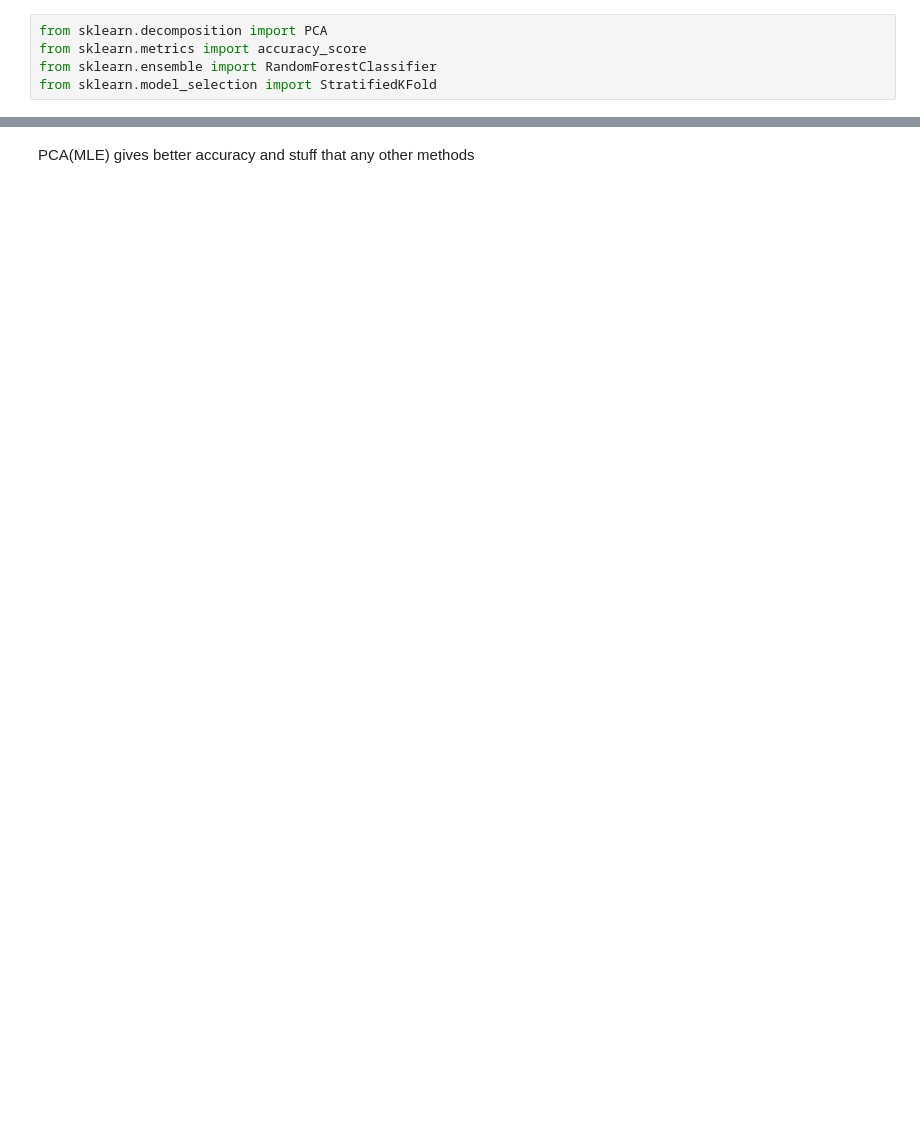
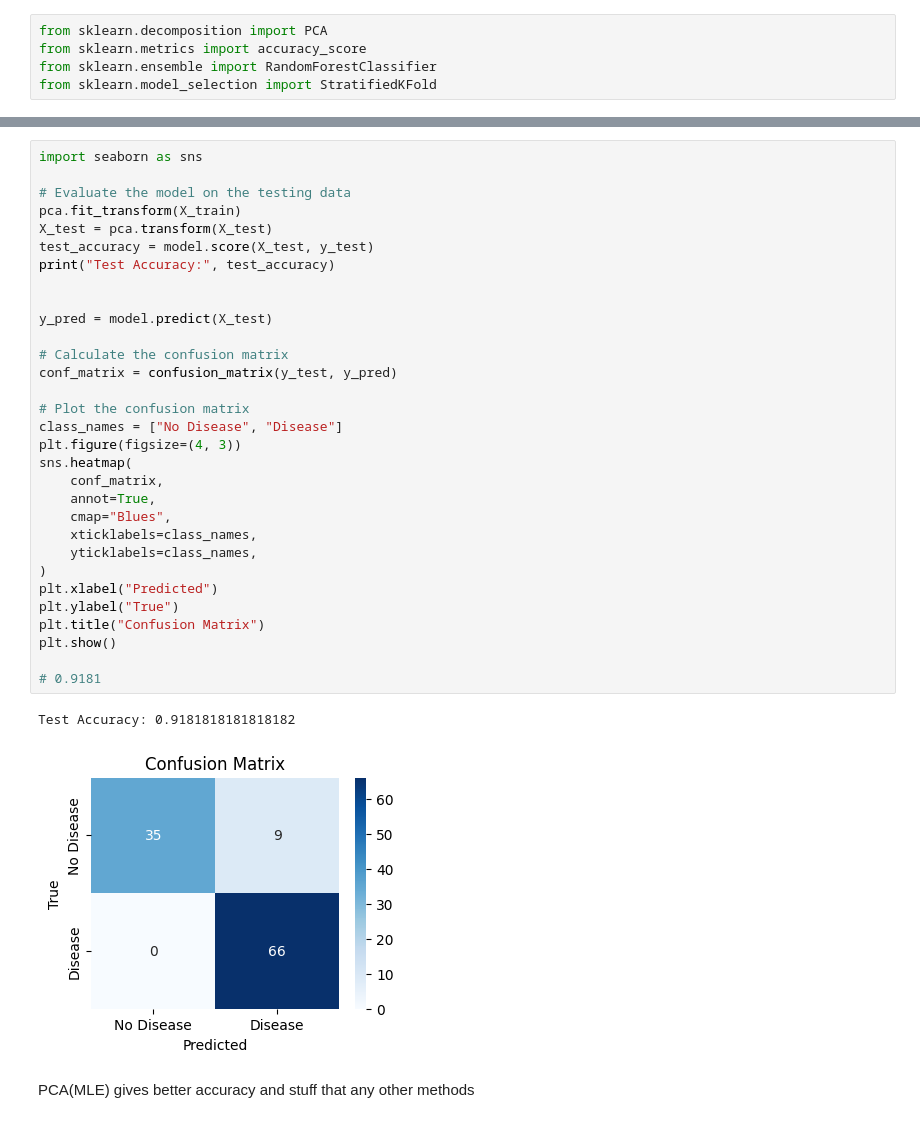
Before and after one commit to lakshmi-warrier/nafld-detection, a Jupyter notebook: us_scan_model/final_model.ipynb, the cells around one changed output, grey strips where cells are left out. Drawn from its saved outputs; the diff is of its cells as text; blank space fills up the shorter version.

```diff
--- a/us_scan_model/final_model.ipynb
+++ b/us_scan_model/final_model.ipynb
@@ -240,3 +265,37 @@ weighted avg       0.92      0.91      0.91        79
+# %%
+import seaborn as sns
+
+# Evaluate the model on the testing data
+pca.fit_transform(X_train)
+X_test = pca.transform(X_test)
+test_accuracy = model.score(X_test, y_test)
+print("Test Accuracy:", test_accuracy)
+
+
+y_pred = model.predict(X_test)
+
+# Calculate the confusion matrix
+conf_matrix = confusion_matrix(y_test, y_pred)
+
+# Plot the confusion matrix
+class_names = ["No Disease", "Disease"]
+plt.figure(figsize=(4, 3))
+sns.heatmap(
+    conf_matrix,
+    annot=True,
+    cmap="Blues",
+    xticklabels=class_names,
+    yticklabels=class_names,
+)
+plt.xlabel("Predicted")
+plt.ylabel("True")
+plt.title("Confusion Matrix")
+plt.show()
+
+# 0.9181
+# %% [output]
+Test Accuracy: 0.9181818181818182
+[figure, added]
 # %% [markdown]
 PCA(MLE) gives better accuracy and stuff that any other methods
 # %%
```
Also changed, not shown: parts of 28 cells of this notebook, 1 other file.
